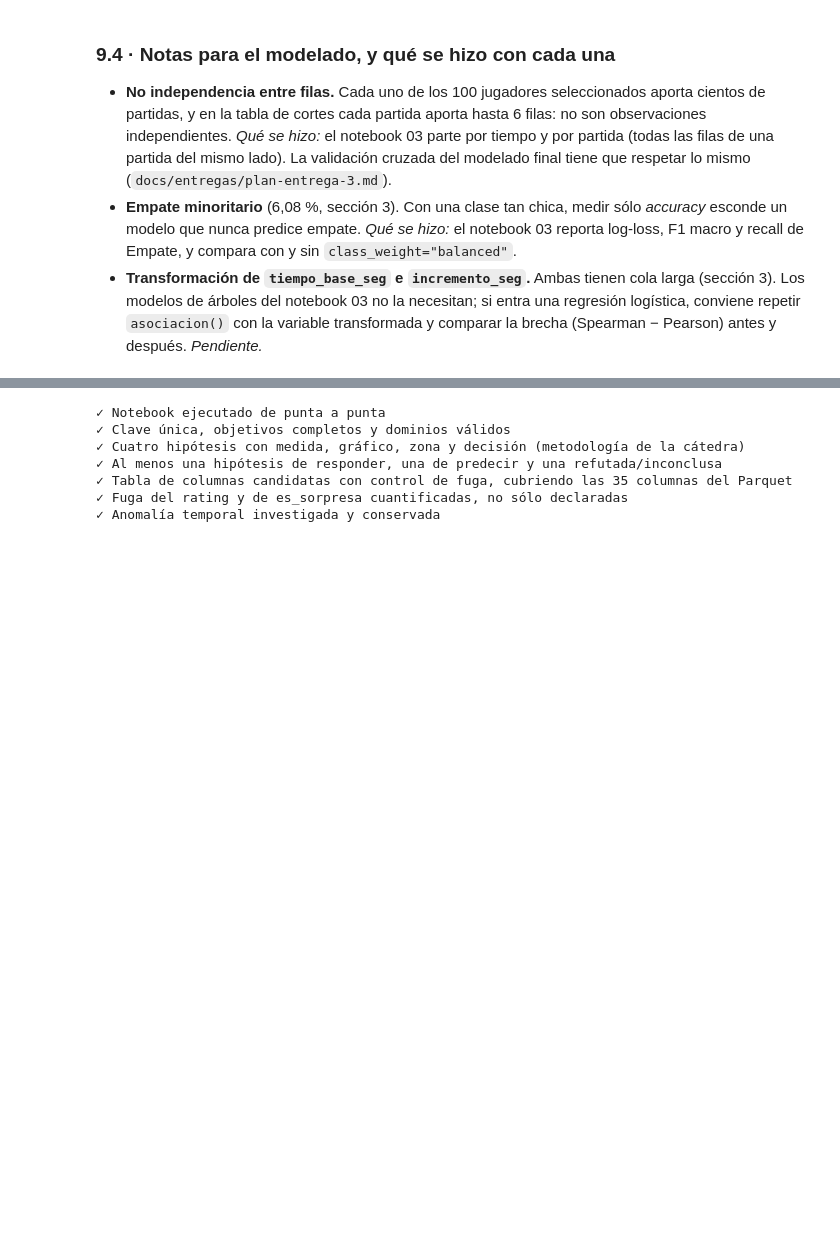
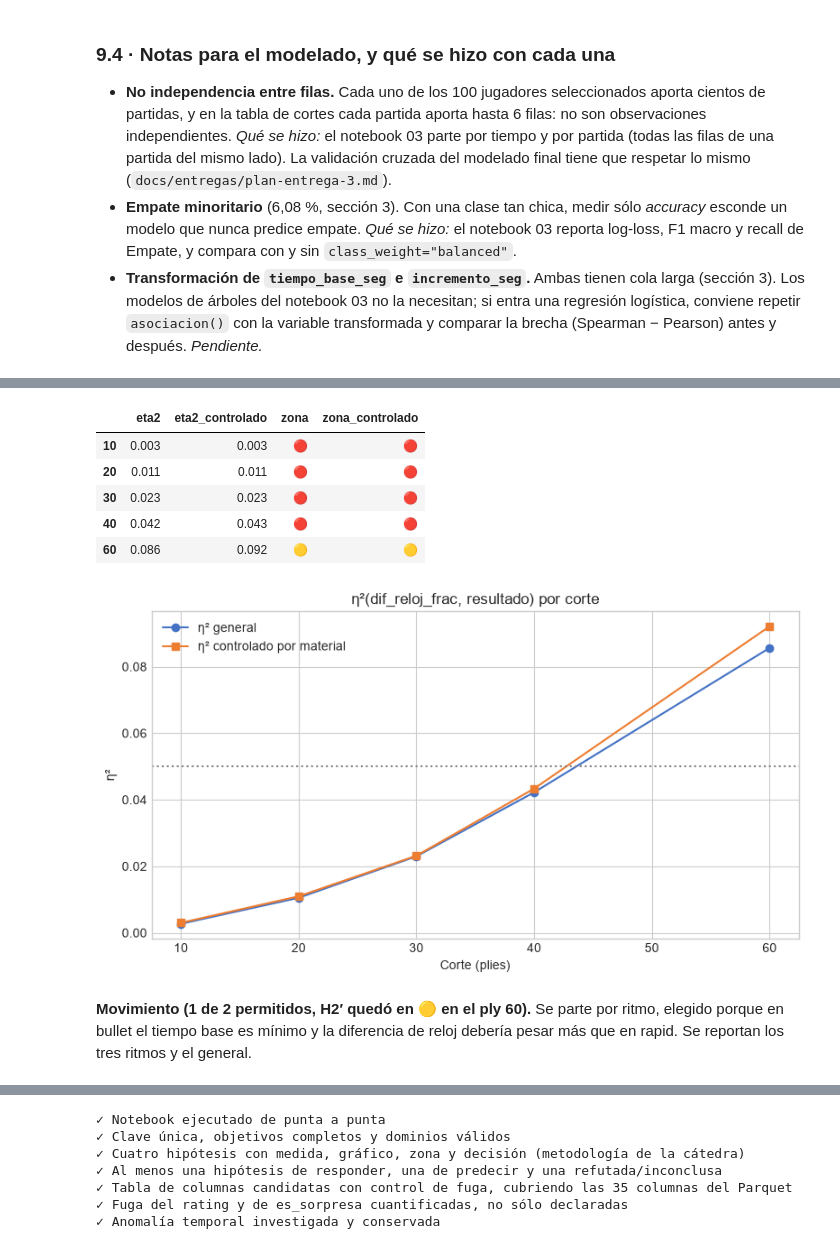
Before and after one commit to BautistaAlosMartorell/chess-outcome-prediction, a Jupyter notebook: notebooks/02_eda_hipotesis.ipynb, the cells around one changed output, grey strips where cells are left out. Cells and saved outputs as stored; diff of their text form; code cells hidden in the pictures; blank space fills up the shorter version.

```diff
--- a/notebooks/02_eda_hipotesis.ipynb
+++ b/notebooks/02_eda_hipotesis.ipynb
@@ -1348,0 +1618,30 @@ assert hay_responder and hay_predecir and hay_refutada_o_inconclusa, "No se cump
+# %%
+common["banda_material"] = pd.cut(common["balance_material"], bins=[-np.inf, -3, -1, 1, 3, np.inf],
+                                   labels=["≤ -4", "-3 a -2", "-1 a 1", "2 a 3", "≥ 4"])
+h2 = eta2_por_corte(common, "dif_reloj_frac")
+h2_controlado = pd.Series({
+    k: eta2_controlado(g, "dif_reloj_frac", "resultado", "banda_material") for k, g in common.groupby("corte_ply")
+})
+h2_tabla = pd.DataFrame({"eta2": h2, "eta2_controlado": h2_controlado})
+h2_tabla["zona"] = [ZONA_EMOJI[semaforo(v, "eta2")] for v in h2_tabla["eta2"]]
+h2_tabla["zona_controlado"] = [ZONA_EMOJI[semaforo(v, "eta2")] for v in h2_tabla["eta2_controlado"]]
+display(h2_tabla)
+
+fig, ax = plt.subplots(figsize=(8, 4.5))
+ax.plot(h2.index, h2.values, marker="o", label="η² general", color="#4472c4")
+ax.plot(h2_controlado.index, h2_controlado.values, marker="s", label="η² controlado por material", color="#ed7d31")
+ax.axhline(0.05, color="gray", linestyle=":")
+ax.set(title="η²(dif_reloj_frac, resultado) por corte", xlabel="Corte (plies)", ylabel="η²")
+ax.legend()
+plt.tight_layout()
+plt.show()
+# %% [output]
+|  | eta2 | eta2_controlado | zona | zona_controlado |
+| 10 | 0.003 | 0.003 | 🔴 | 🔴 |
+| 20 | 0.011 | 0.011 | 🔴 | 🔴 |
+| 30 | 0.023 | 0.023 | 🔴 | 🔴 |
+| 40 | 0.042 | 0.043 | 🔴 | 🔴 |
+| 60 | 0.086 | 0.092 | 🟡 | 🟡 |
+[figure, added]
+# %% [markdown]
+**Movimiento (1 de 2 permitidos, H2′ quedó en 🟡 en el ply 60).** Se parte por ritmo, elegido porque en bullet el tiempo base es mínimo y la diferencia de reloj debería pesar más que en rapid. Se reportan los tres ritmos y el general.
```
Also changed, not shown: parts of 45 cells of this notebook, 3 other files.
